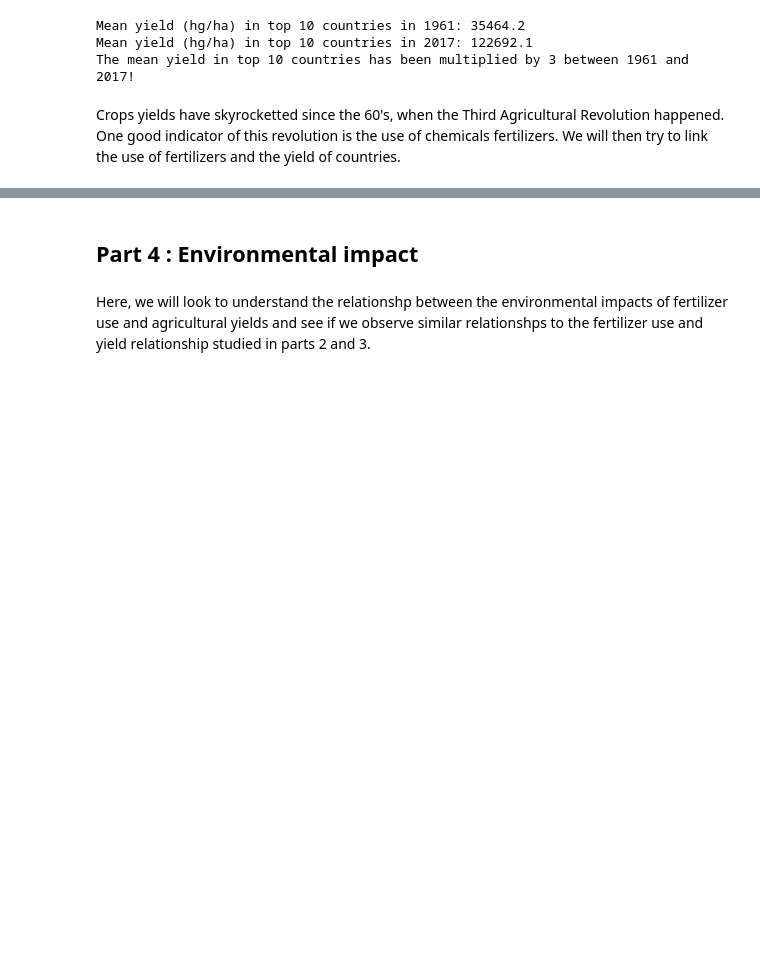
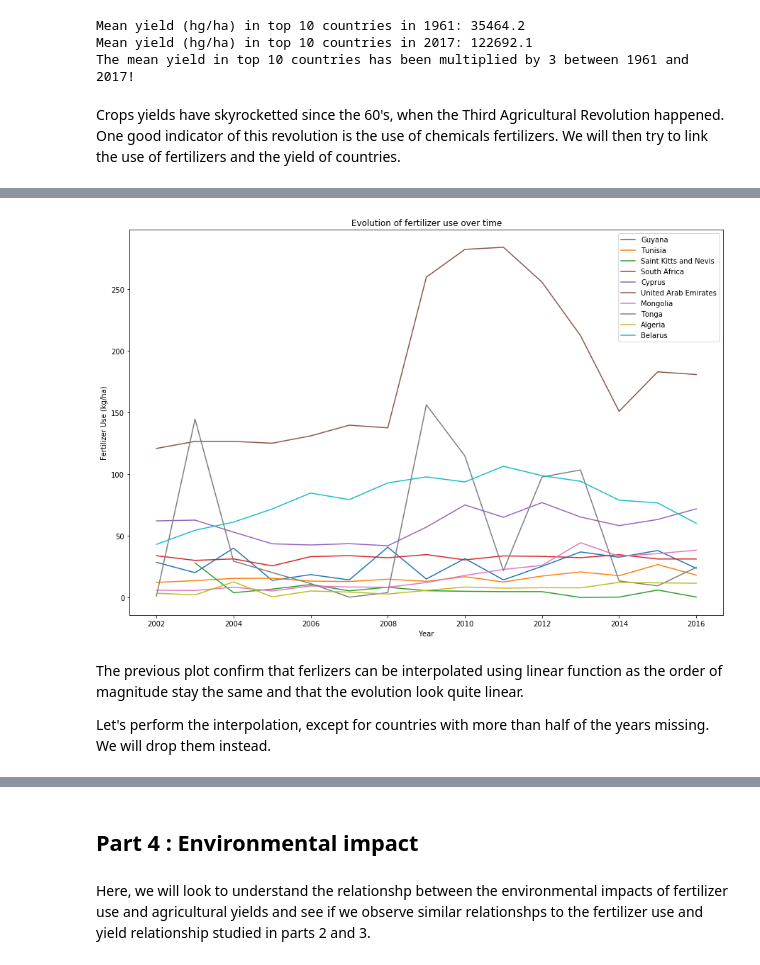
Before and after one commit to amara-slaymaker/ada_project-ada_nakamura, a Jupyter notebook: to_be_sent/Milestone_3.ipynb, the cells around one changed output, grey strips where cells are left out. Drawn from its saved outputs; the diff is of its cells as text; code cells hidden in the pictures; blank space fills up the shorter version.

```diff
--- a/to_be_sent/Milestone_2.ipynb
+++ b/to_be_sent/Milestone_3.ipynb
@@ -1069,0 +660,18 @@ In order to further our analysis, we will look further in to the environmental i
+# %%
+# Visually check the fertilizer evolution over the years
+fig = plt.figure(figsize = (15, 10))
+for area in fertilizer_area.sample(n=10).Area.unique()[:10]: #take randomly 10 countries in the dataset
+    a=fertilizer_area.query('Area == @area and `Item Code`==3102')
+    x=a.Year
+    y=a.Value
+    plt.plot(x,y, label = area)
+    plt.legend()
+    plt.xlabel('Year')
+    plt.ylabel('Fertilizer Use (kg/ha)')
+    plt.title('Evolution of fertilizer use over time')
+# %% [output]
+[figure, added]
+# %% [markdown]
+The previous plot confirm that ferlizers can be interpolated using linear function as the order of magnitude stay the same and that the evolution look quite linear.
+
+Let's perform the interpolation, except for countries with more than half of the years missing. We will drop them instead.
```
Also changed, not shown: parts of 130 cells of this notebook.
